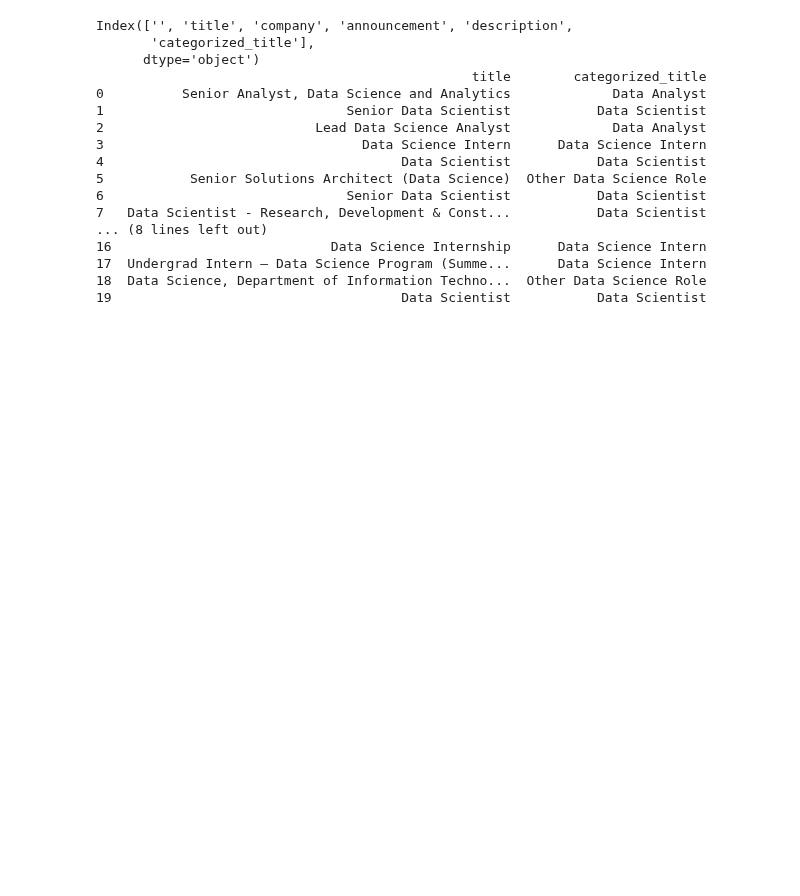
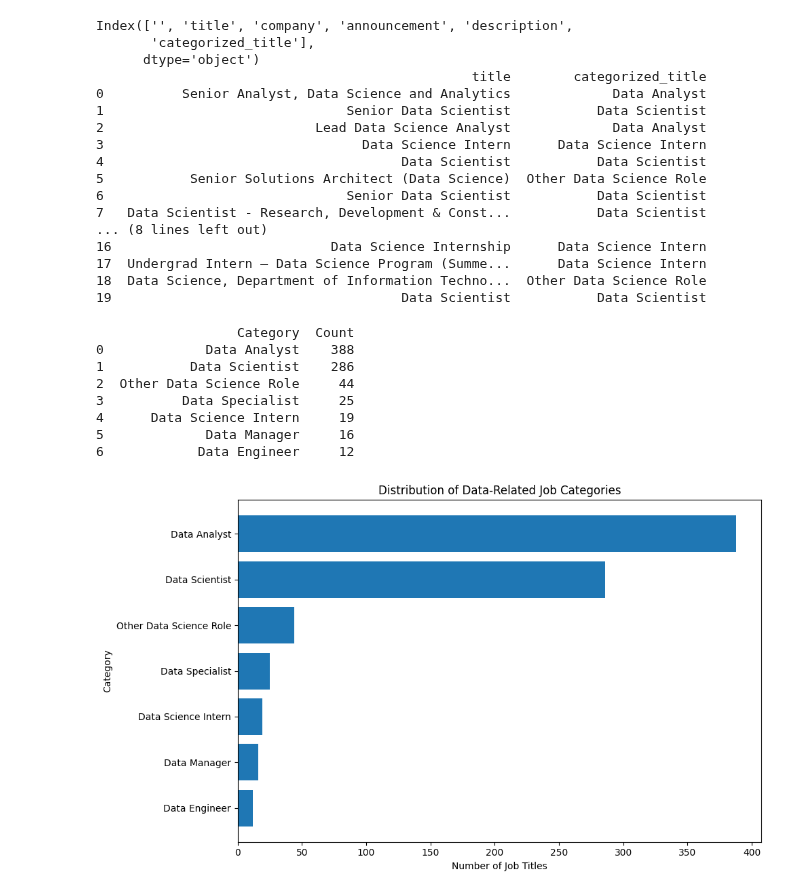
Before and after one commit to MaharLeika18/Data-Mining---Python, a Jupyter notebook: Midterms_Act1/MidtermsExam/TextPreprocessing.ipynb, the cells around one changed output. Drawn from its saved outputs; the diff is of its cells as text; code cells hidden in the pictures; blank space fills up the shorter version.

Commit message:
EDA Visualizations
Included four basic EDA viz in ipynb file.

```diff
--- a/Midterms_Act1/MidtermsExam/TextPreprocessing.ipynb
+++ b/Midterms_Act1/MidtermsExam/TextPreprocessing.ipynb
@@ -41,10 +41,11 @@ def importdata(url):
     return df
 
 def clean_text(text):
+    # Skip non-text values
     if not isinstance(text, str):
         return ""
 
-    # Handle text formatting and non-text values
+    # Text formatting
     text = text.lower()
     text = re.sub(r'\d+', '', text)
     text = re.sub(r'\s+', ' ', text)
@@ -78,10 +79,6 @@ def categorize_title(title):
         return 'Data Specialist'
     elif re.search(r'\bmachine learning\b', title) or re.search(r'\bml\b', title):
         return 'Machine Learning Engineer'
-    elif re.search(r'\bbusiness intelligence\b', title) or re.search(r'\bbi\b', title):
-        return 'Business Intelligence Analyst'
-    elif re.search(r'\bconsultant\b', title):
-        return 'Data Consultant'
     elif re.search(r'\bmanager\b', title):
         return 'Data Manager'
     else:
@@ -119,3 +117,29 @@ Index(['', 'title', 'company', 'announcement', 'description',
 # %%
 # Export dataframe as csv
 df.to_csv('ProcessedJobs.csv')
+# %%
+# EDA Visualizations
+
+# Distribution of Job Titles by Category
+summary = df["categorized_title"].value_counts().reset_index()
+summary.columns = ["Category", "Count"]
+print(summary)
+
+plt.figure(figsize=(10,6))
+plt.barh(summary["Category"], summary["Count"])
+plt.xlabel("Number of Job Titles")
+plt.ylabel("Category")
+plt.title("Distribution of Data-Related Job Categories")
+plt.gca().invert_yaxis()
+plt.tight_layout()
+plt.show()
+# %% [output]
+                  Category  Count
+0             Data Analyst    388
+1           Data Scientist    286
+2  Other Data Science Role     44
+3          Data Specialist     25
+4      Data Science Intern     19
+5             Data Manager     16
+6            Data Engineer     12
+[figure, added]
```
Also changed, not shown: parts of 4 cells of this notebook, 1 other file.
